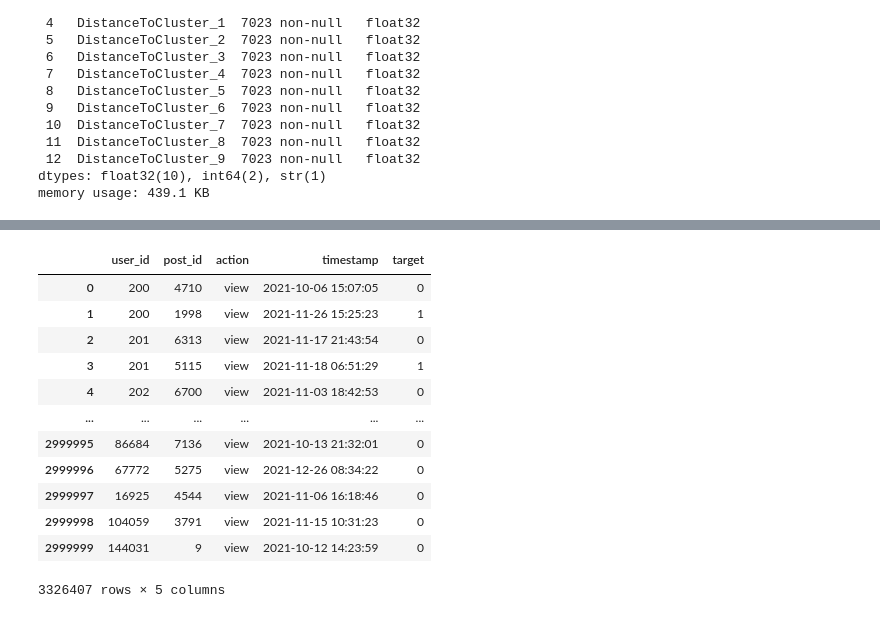
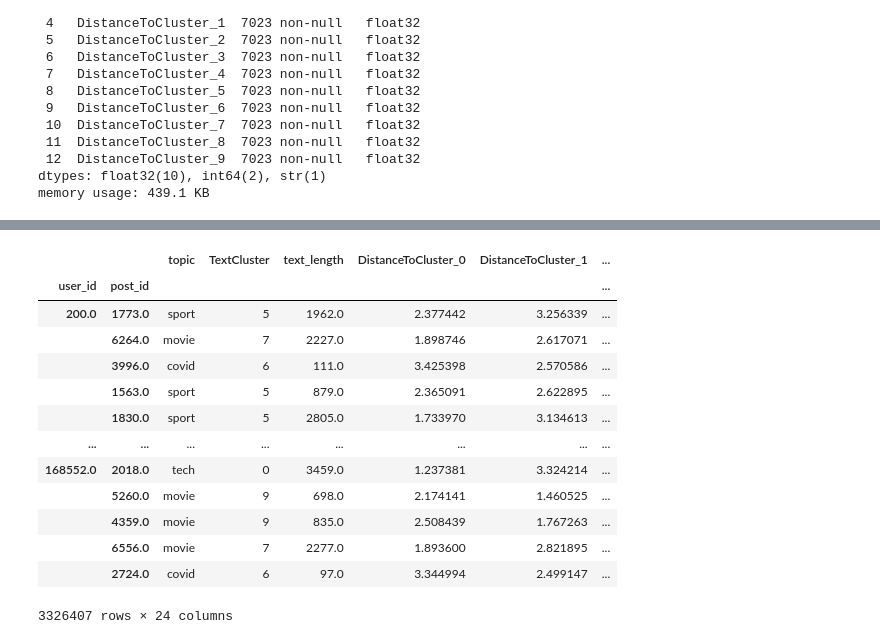
Before and after one commit to lefukuro/recommendation-system, a Jupyter notebook: notebooks/recommendation-system-catboost.ipynb, the cells around one changed output, grey strips where cells are left out. Cells and saved outputs as stored; diff of their text form; code cells hidden in the pictures.

```diff
--- a/notebooks/recommendation-system-catboost.ipynb
+++ b/notebooks/recommendation-system-catboost.ipynb
@@ -75,7 +75,7 @@ if __name__ == "__main__":
     users = pd.read_sql("SELECT * FROM public.user_data", con=engine)
     post_text = pd.read_sql("SELECT * FROM public.post_text_df", con=engine)
     uniq_act = pd.read_sql("SELECT DISTINCT ON (user_id, target, action) user_id, post_id, timestamp, target FROM public.feed_data WHERE action='view'", con=engine)
-    acts = pd.read_sql("SELECT * FROM public.feed_data WHERE action='view' ORDER BY random() LIMIT 3000000", con=engine)
+    acts = pd.read_sql("SELECT user_id, post_id, timestamp, target FROM public.feed_data WHERE action='view' ORDER BY random() LIMIT 3000000", con=engine)
 
 # Combine interaction data: unique actions + sampled interactions
 all_actions = pd.concat([uniq_act, acts], axis=0)
@@ -476,8 +475,8 @@ memory usage: 545.6 MB
 # %%
 # Data type optimization for memory efficiency and model compatibility
 
-def type_time_processing(df: pd.DataFrame) -> pd.DataFrame:
-    df_cat = df.copy()
+def type_time_processing(df_cat: pd.DataFrame) -> pd.DataFrame:
+
     # Select only numeric columns for type conversion (exclude categorical/text)
     numeric_columns = df_cat.select_dtypes(include=['int64', 'float64']).columns
 
@@ -485,12 +484,12 @@ def type_time_processing(df: pd.DataFrame) -> pd.DataFrame:
     df_cat[numeric_columns] = df_cat[numeric_columns].astype('float32')
 
     # Convert timestamp to datetime format for proper time series analysis
-    timestamps = pd.to_datetime(df_cat['timestamp'])
+    df_cat['timestamp'] = pd.to_datetime(df_cat['timestamp'])
 
-    print(max(df_cat.timestamp), min(df_cat.timestamp))
+    print(f'Max: {df_cat['timestamp'].max()}, Min: {df_cat['timestamp'].min()}')
 
-    df_cat['hour'] = timestamps.dt.hour
-    df_cat['month'] = timestamps.dt.month
+    df_cat['hour'] = df_cat['timestamp'].dt.hour
+    df_cat['month'] = df_cat['timestamp'].dt.month
 
     df_cat = df_cat.set_index(['user_id', 'post_id'])
 
@@ -806,5 +845,5 @@ post_text
 # %%
-posts_text_emb = pd.concat((posts_text.drop(['text', 'TextCluster'], axis=1), dists_df), axis=1)
+posts_text_emb = pd.concat((posts_text.drop('text', axis=1), dists_df), axis=1)
 
 posts_text_emb.head()
 # %% [output]
@@ -838,7 +877,8 @@ Data columns (total 13 columns):
 dtypes: float32(10), int64(2), str(1)
 memory usage: 439.1 KB
 # %%
-df_emb = pd.merge(users, all_actions, on='user_id', how='right')
-df_emb = pd.merge(posts_text_emb, users, on='', how='left')
-type_time_processing(all_actions)
+df_emb = pd.merge(users, all_actions, on='user_id', how='left')
+df_emb = pd.merge(posts_text_emb, df_emb, on='post_id', how='right')
+df_emb = type_time_processing(df_emb)
+df_emb
 # %% [output]
@@ -845,13 +886,14 @@ type_time_processing(all_actions)
-|  | user_id | post_id | action | timestamp | target |
-| 0 | 200 | 4710 | view | 2021-10-06 15:07:05 | 0 |
-| 1 | 200 | 1998 | view | 2021-11-26 15:25:23 | 1 |
-| 2 | 201 | 6313 | view | 2021-11-17 21:43:54 | 0 |
-| 3 | 201 | 5115 | view | 2021-11-18 06:51:29 | 1 |
-| 4 | 202 | 6700 | view | 2021-11-03 18:42:53 | 0 |
-| ... | ... | ... | ... | ... | ... |
-| 2999995 | 86684 | 7136 | view | 2021-10-13 21:32:01 | 0 |
-| 2999996 | 67772 | 5275 | view | 2021-12-26 08:34:22 | 0 |
-| 2999997 | 16925 | 4544 | view | 2021-11-06 16:18:46 | 0 |
-| 2999998 | 104059 | 3791 | view | 2021-11-15 10:31:23 | 0 |
-| 2999999 | 144031 | 9 | view | 2021-10-12 14:23:59 | 0 |
+|  |  | topic | TextCluster | text_length | DistanceToCluster_0 | DistanceToCluster_1 | ... |
+| user_id | post_id |  |  |  |  |  | ... |
+| 200.0 | 1773.0 | sport | 5 | 1962.0 | 2.377442 | 3.256339 | ... |
+|  | 6264.0 | movie | 7 | 2227.0 | 1.898746 | 2.617071 | ... |
+|  | 3996.0 | covid | 6 | 111.0 | 3.425398 | 2.570586 | ... |
+|  | 1563.0 | sport | 5 | 879.0 | 2.365091 | 2.622895 | ... |
+|  | 1830.0 | sport | 5 | 2805.0 | 1.733970 | 3.134613 | ... |
+| ... | ... | ... | ... | ... | ... | ... | ... |
+| 168552.0 | 2018.0 | tech | 0 | 3459.0 | 1.237381 | 3.324214 | ... |
+|  | 5260.0 | movie | 9 | 698.0 | 2.174141 | 1.460525 | ... |
+|  | 4359.0 | movie | 9 | 835.0 | 2.508439 | 1.767263 | ... |
+|  | 6556.0 | movie | 7 | 2277.0 | 1.893600 | 2.821895 | ... |
+|  | 2724.0 | covid | 6 | 97.0 | 3.344994 | 2.499147 | ... |
-3326407 rows × 5 columns
+3326407 rows × 24 columns
```
Also changed, not shown: parts of 33 cells of this notebook.
